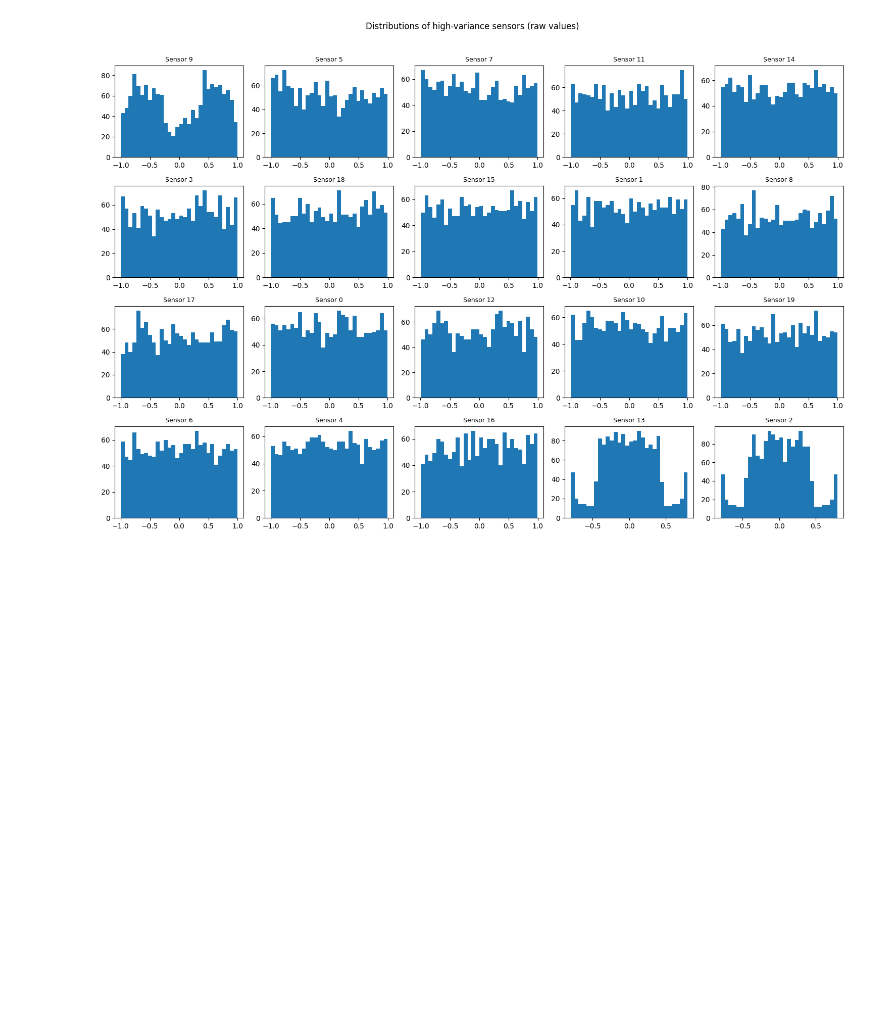
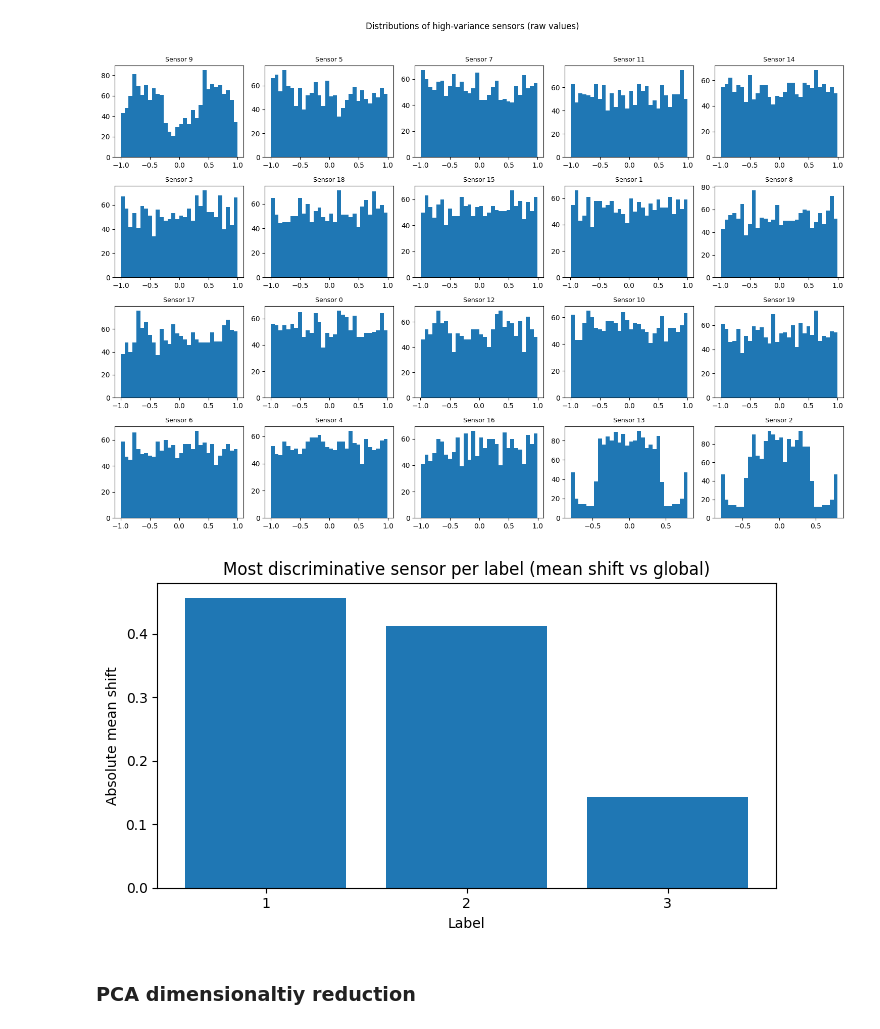
Before and after one commit to UsamaI000/ml6-challenge, a Jupyter notebook: notebooks/EDA.ipynb, the cells around one changed output. Saved outputs shown, nothing was run; the diff lists cells and outputs as text; code cells hidden in the pictures; blank space fills up the shorter version.

Commit message:
EDA on data

```diff
--- a/notebooks/EDA.ipynb
+++ b/notebooks/EDA.ipynb
@@ -205,3 +205,37 @@ plt.tight_layout()
 plt.show()
 # %% [output]
 [figure]
+# %%
+label_means = labeled.groupby(LABEL_COL)[sensor_cols].mean()
+global_mean = labeled[sensor_cols].mean()
+delta = (label_means - global_mean).abs()
+
+rows = []
+for lab in sorted(label_means.index):
+    top = delta.loc[lab].sort_values(ascending=False).head(5)
+    for rank, (feat, val) in enumerate(top.items(), 1):
+        rows.append({
+            "label": int(lab),
+            "rank": int(rank),
+            "sensor": feat,
+            "abs_mean_shift": float(val),
+            "mean_for_label": float(label_means.loc[lab, feat]),
+            "global_mean": float(global_mean[feat]),
+        })
+
+top_shift_df = pd.DataFrame(rows)
+top_shift_df.to_csv(os.path.join(OUTDIR, "07_label_top_mean_shifts.csv"), index=False)
+
+# plot only the top-1 sensor per label
+top1 = top_shift_df[top_shift_df["rank"] == 1].copy()
+plt.figure(figsize=(7, 4))
+plt.bar(top1["label"].astype(str), top1["abs_mean_shift"])
+plt.title("Most discriminative sensor per label (mean shift vs global)")
+plt.xlabel("Label")
+plt.ylabel("Absolute mean shift")
+plt.tight_layout()
+plt.show()
+# %% [output]
+[figure, added]
+# %% [markdown]
+### PCA dimensionaltiy reduction
```
Also changed, not shown: parts of 7 cells of this notebook.
